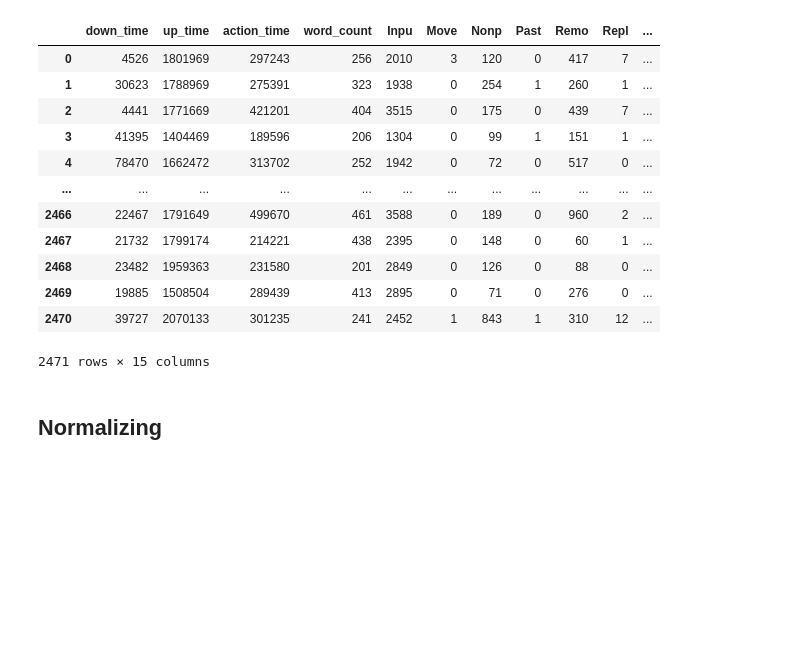
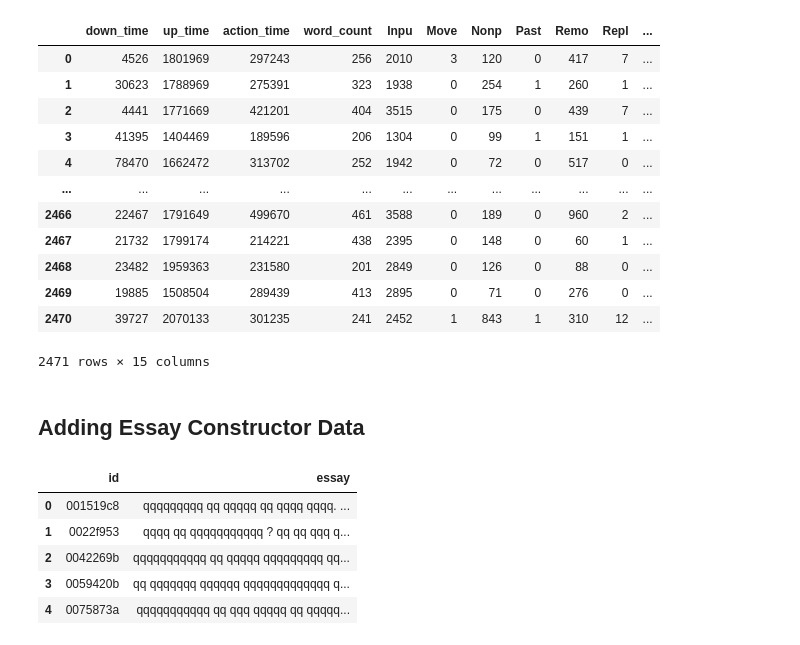
Before and after one commit to mrrkdas/LWPWP-Kaggle, a Jupyter notebook: DataPrep.ipynb, the cells around one changed output. Drawn from its saved outputs; the diff is of its cells as text; code cells hidden in the pictures; blank space fills up the shorter version.

Commit message:
added essay data

```diff
--- a/DataPrep.ipynb
+++ b/DataPrep.ipynb
@@ -382,7 +382,14 @@ train_df
 | 2470 | 39727 | 2070133 | 301235 | 241 | 2452 | 1 | 843 | 1 | 310 | 12 | ... |
 2471 rows × 15 columns
 # %% [markdown]
-## Normalizing
+## Adding Essay Constructor Data
 # %%
-import sklearn
-from sklearn.preprocessing import StandardScaler
+essay_data = pd.read_csv("Essay Constructor Result.csv")
+essay_data.head()
+# %% [output]
+|  | id | essay |
+| 0 | 001519c8 | qqqqqqqqq qq qqqqq qq qqqq qqqq. ... |
+| 1 | 0022f953 | qqqq qq qqqqqqqqqqq ? qq qq qqq q... |
+| 2 | 0042269b | qqqqqqqqqqq qq qqqqq qqqqqqqqq qq... |
+| 3 | 0059420b | qq qqqqqqq qqqqqq qqqqqqqqqqqqq q... |
+| 4 | 0075873a | qqqqqqqqqqq qq qqq qqqqq qq qqqqq... |
```
